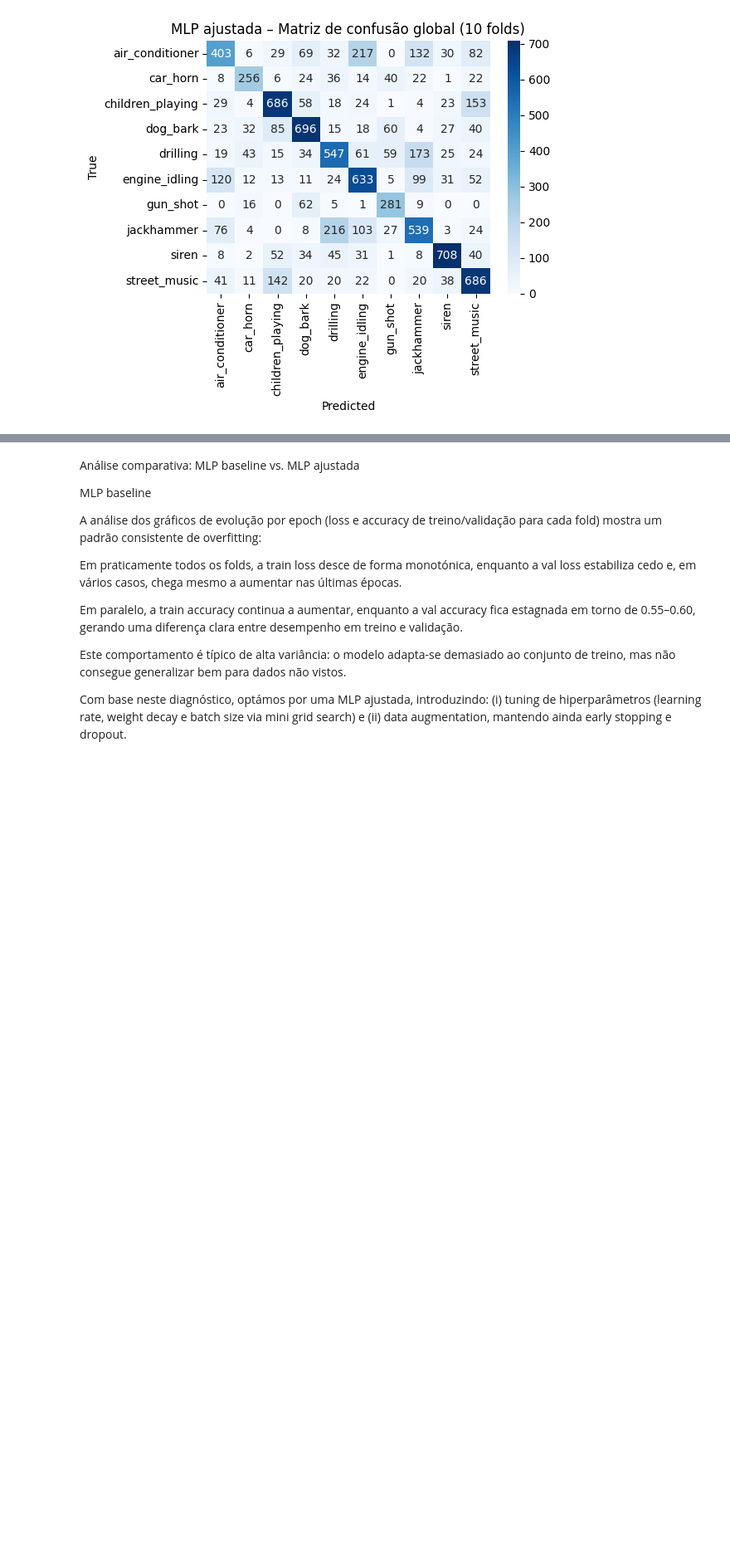
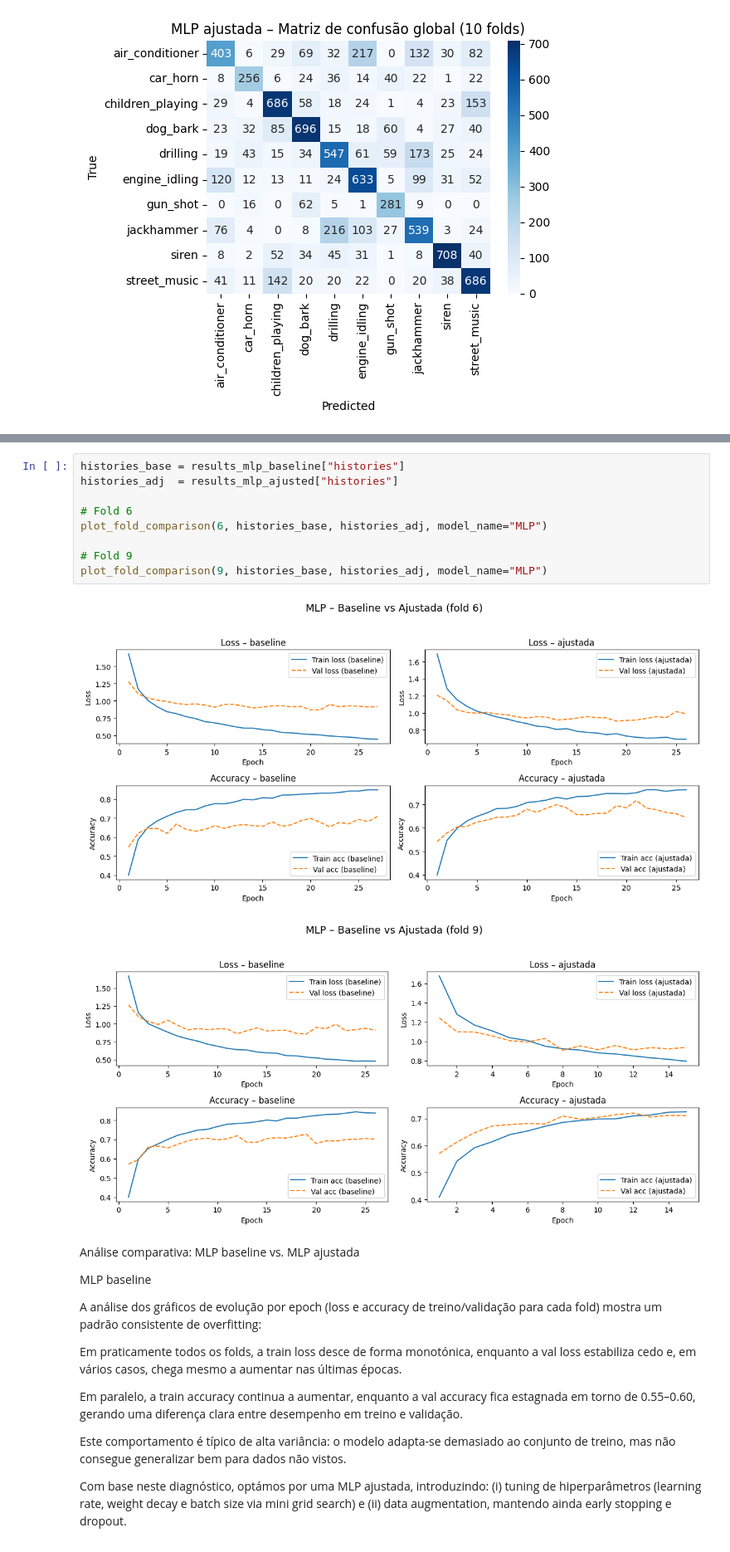
Before and after one commit to francisca005/Urban-Sound-Classification-, a Jupyter notebook: Project_1_sound.ipynb, the cells around one changed output, grey strips where cells are left out. Shown at 83% size. Saved outputs shown, nothing was run; the diff lists cells and outputs as text; blank space fills up the shorter version.

```diff
--- a/Project_1_sound.ipynb
+++ b/Project_1_sound.ipynb
@@ -1637,3 +1637,15 @@ plot_folds_6_9_side_by_side(results_mlp_ajusted["histories"],
+# %%
+histories_base = results_mlp_baseline["histories"]
+histories_adj  = results_mlp_ajusted["histories"]
+
+# Fold 6
+plot_fold_comparison(6, histories_base, histories_adj, model_name="MLP")
+
+# Fold 9
+plot_fold_comparison(9, histories_base, histories_adj, model_name="MLP")
+# %% [output]
+[figure, added]
+[figure, added]
 # %% [markdown]
 Análise comparativa: MLP baseline vs. MLP ajustada
 
```
Also changed, not shown: parts of 8 cells of this notebook.
